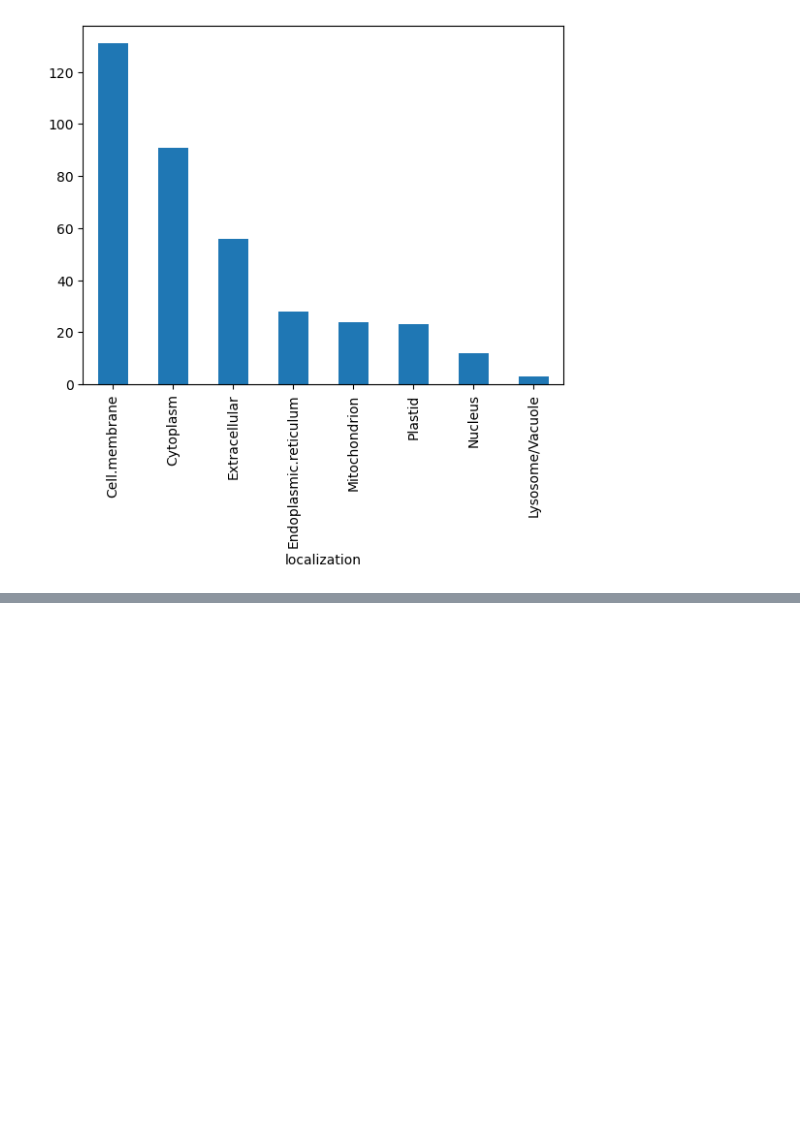
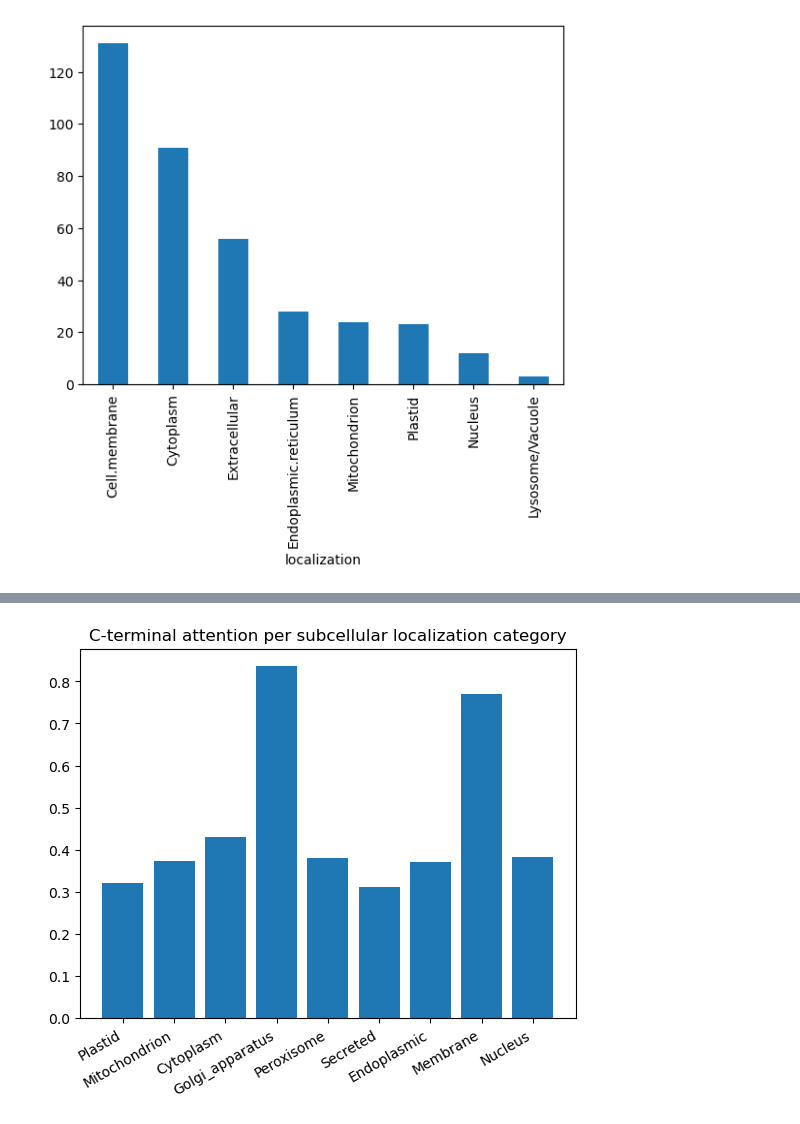
Before and after one commit to Delft-iGEM/utp-sequence-analysis, a Jupyter notebook: localizations.ipynb, the cells around one changed output, grey strips where cells are left out. Saved outputs shown, nothing was run; the diff lists cells and outputs as text; code cells hidden in the pictures; blank space fills up the shorter version.

```diff
--- a/localizations.ipynb
+++ b/localizations.ipynb
@@ -36,0 +191,20 @@ plt.show()
+# %%
+c_term_frac = 0.2
+
+c_term_attn_per_cat = {}
+for cat in subcell_loc_categories:
+    seq_ids = [k for k, v in sub_cellular_predictions.items() if cat == max(v.keys(), key=lambda x: v[x])]
+    attn = {k: attention_weights[k] for k in seq_ids}
+    attn_x, attn_y = compute_attention_per_normalized_position(attn)
+    if sum(attn_y) == 0:
+        continue
+    c_terminal_attention = sum(attn_y[-int(len(attn_y) * c_term_frac):])
+    non_c_terminal_attention = sum(attn_y[:-int(len(attn_y) * c_term_frac)])
+    c_term_attn_per_cat[cat] = c_terminal_attention / non_c_terminal_attention
+
+plt.bar(c_term_attn_per_cat.keys(), c_term_attn_per_cat.values())
+plt.xticks(rotation=30, ha='right')
+plt.title("C-terminal attention per subcellular localization category")
+plt.show()
+# %% [output]
+[figure, added]
```
Also changed, not shown: parts of 12 cells of this notebook, 1 other file.
